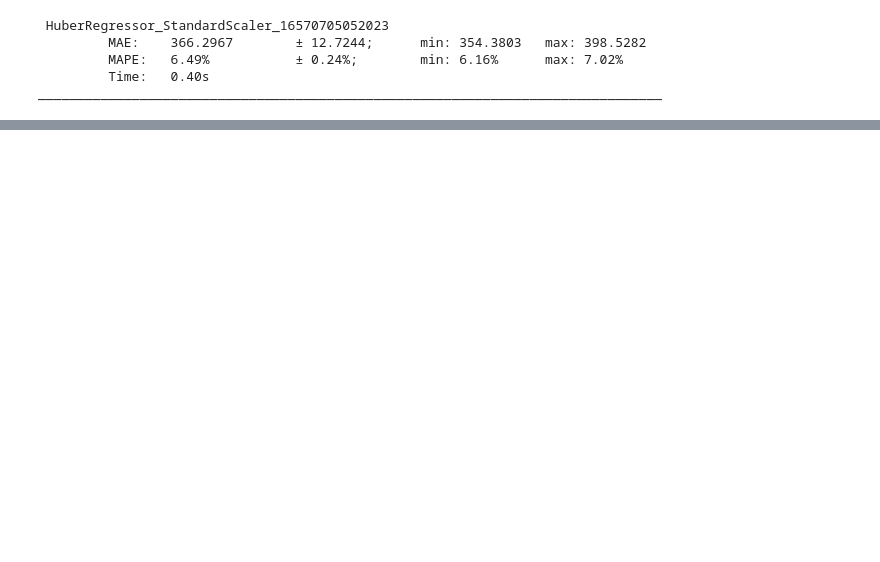
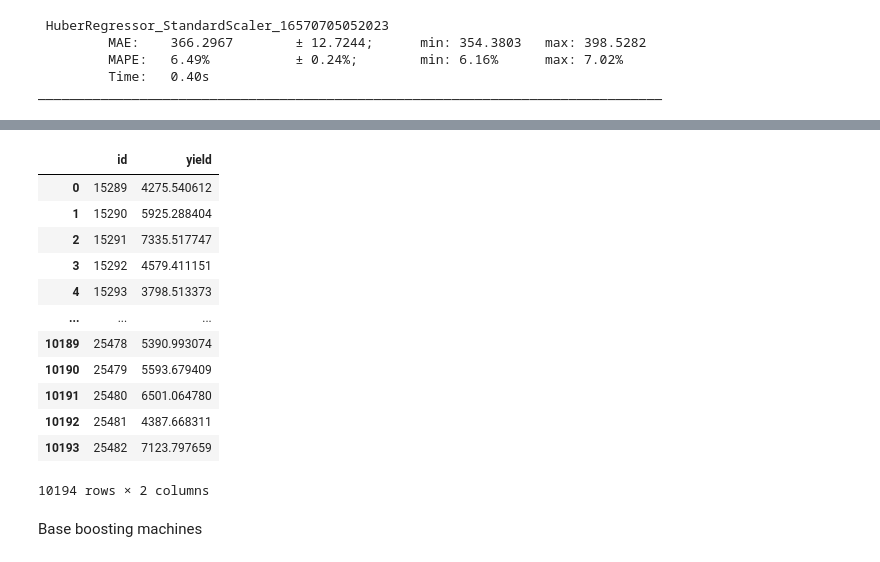
Before and after one commit to tripnv/playgrounds, a Jupyter notebook: 3-14/experiments.ipynb, the cells around one changed output, grey strips where cells are left out. Cells and saved outputs as stored; diff of their text form; code cells hidden in the pictures; blank space fills up the shorter version.

Commit message:
fe rounds from the evening; additional base experiments

```diff
--- a/3-14/experiments.ipynb
+++ b/3-14/experiments.ipynb
@@ -406,0 +743,2 @@ from category_encoders import OneHotEncoder, TargetEncoder,
+# %%
+experiment_id = mlflow.create_experiment(name = 'FE_7')
@@ -406,0 +819,2 @@ from category_encoders import OneHotEncoder, TargetEncoder,
+# %%
+experiment_id = mlflow.create_experiment(name = 'FE_8')
@@ -406,0 +939,15 @@ from category_encoders import OneHotEncoder, TargetEncoder,
+# %%
+# best_params_lgbm = study.best_params
+best_params_lgbm = {
+    'n_estimators': 10000,
+    'learning_rate': 0.05062637076615562,
+    'num_leaves': 2460,
+    'max_depth': 6,
+    'min_data_in_leaf': 200,
+    'lambda_l1': 0,
+    'lambda_l2': 5,
+    'min_gain_to_split': 0.4683462591354549,
+    'bagging_fraction': 0.7,
+    'bagging_freq': 1,
+    'feature_fraction': 0.7
+}
@@ -406,0 +999,24 @@ from category_encoders import OneHotEncoder, TargetEncoder,
+# %%
+columns_to_be_scaled = [*continuous_features, *low_cardinality_features]
+
+ct = ColumnTransformer(
+    transformers = [
+        ('scaler', StandardScaler(), columns_to_be_scaled)
+    ], remainder= 'passthrough'
+)
+
+pipeline = Pipeline([
+    ('ohe', TargetEncoder(cols = [*mid_cardinality_features])),
+    ('scaling', ct),
+])
+
+model = lightgbm.LGBMRegressor(objective='mae', **best_params_lgbm)
+
+X_train = pipeline.fit_transform(X, Y)
+X_test = pipeline.transform(test_data)
+
+model.fit(X_train, Y)
+predictions = model.predict(X_test)
+
+sample_data['yield'] = predictions
+sample_data.to_csv('predictions/fe_7_lgbm.csv', index=False)
@@ -406,0 +1031,18 @@ from category_encoders import OneHotEncoder, TargetEncoder,
+# %%
+sample_data
+# %% [output]
+|  | id | yield |
+| 0 | 15289 | 4275.540612 |
+| 1 | 15290 | 5925.288404 |
+| 2 | 15291 | 7335.517747 |
+| 3 | 15292 | 4579.411151 |
+| 4 | 15293 | 3798.513373 |
+| ... | ... | ... |
+| 10189 | 25478 | 5390.993074 |
+| 10190 | 25479 | 5593.679409 |
+| 10191 | 25480 | 6501.064780 |
+| 10192 | 25481 | 4387.668311 |
+| 10193 | 25482 | 7123.797659 |
+10194 rows × 2 columns
+# %% [markdown]
+Base boosting machines
```
Also changed, not shown: parts of 68 cells of this notebook.
